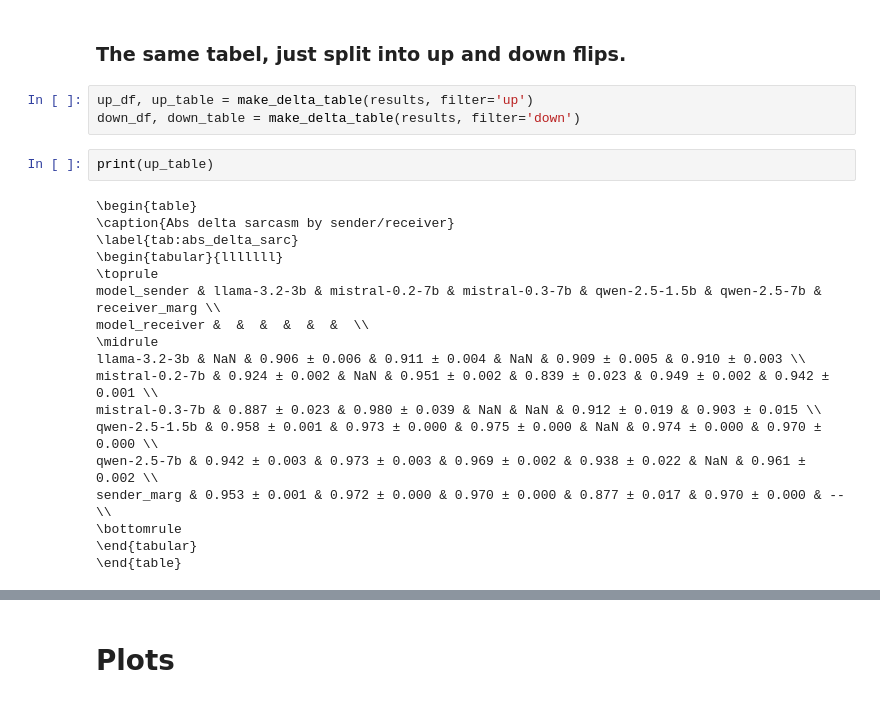
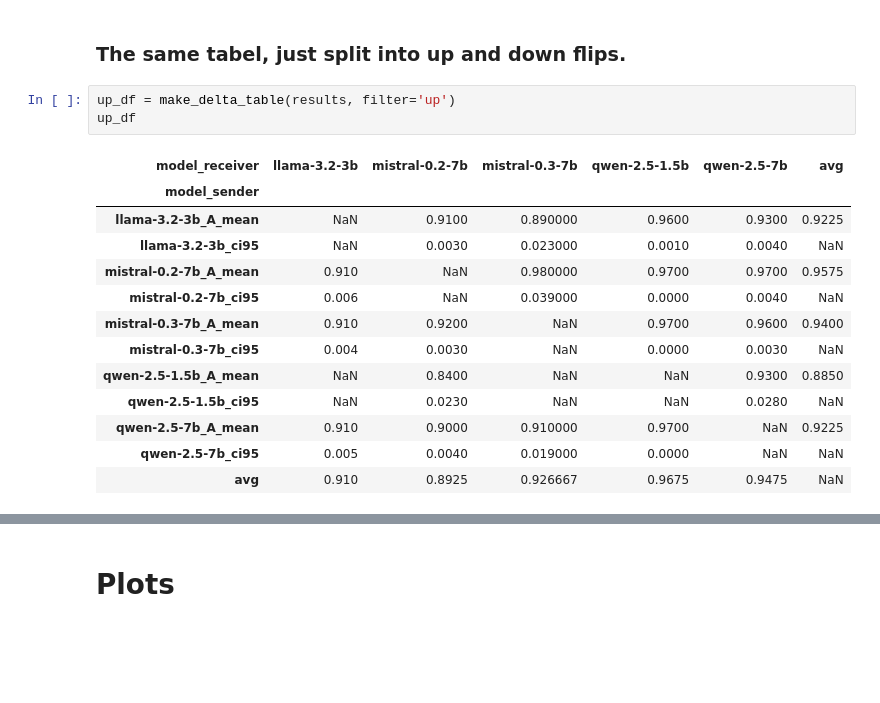
Before and after one commit to mariehaahr/mas, a Jupyter notebook: analysis.ipynb, the cells around one changed output, grey strips where cells are left out. Drawn from its saved outputs; the diff is of its cells as text; blank space fills up the shorter version.

```diff
--- a/analysis.ipynb
+++ b/analysis.ipynb
@@ -166,25 +378,19 @@ sender_marg & 0.917 ± 0.001 & 0.724 ± 0.002 & 0.964 ± 0.001 & 0.133 ± 0.001
 # %% [markdown]
 ### The same tabel, just split into up and down flips.
 # %%
-up_df, up_table = make_delta_table(results, filter='up')
-down_df, down_table = make_delta_table(results, filter='down')
+up_df = make_delta_table(results, filter='up')
+up_df
+# %% [output]
+| model_receiver | llama-3.2-3b | mistral-0.2-7b | mistral-0.3-7b | qwen-2.5-1.5b | qwen-2.5-7b | avg |
+| model_sender |  |  |  |  |  |  |
+| llama-3.2-3b_A_mean | NaN | 0.9100 | 0.890000 | 0.9600 | 0.9300 | 0.9225 |
+| llama-3.2-3b_ci95 | NaN | 0.0030 | 0.023000 | 0.0010 | 0.0040 | NaN |
+| mistral-0.2-7b_A_mean | 0.910 | NaN | 0.980000 | 0.9700 | 0.9700 | 0.9575 |
+| mistral-0.2-7b_ci95 | 0.006 | NaN | 0.039000 | 0.0000 | 0.0040 | NaN |
+| mistral-0.3-7b_A_mean | 0.910 | 0.9200 | NaN | 0.9700 | 0.9600 | 0.9400 |
+| mistral-0.3-7b_ci95 | 0.004 | 0.0030 | NaN | 0.0000 | 0.0030 | NaN |
+| qwen-2.5-1.5b_A_mean | NaN | 0.8400 | NaN | NaN | 0.9300 | 0.8850 |
+| qwen-2.5-1.5b_ci95 | NaN | 0.0230 | NaN | NaN | 0.0280 | NaN |
+| qwen-2.5-7b_A_mean | 0.910 | 0.9000 | 0.910000 | 0.9700 | NaN | 0.9225 |
+| qwen-2.5-7b_ci95 | 0.005 | 0.0040 | 0.019000 | 0.0000 | NaN | NaN |
+| avg | 0.910 | 0.8925 | 0.926667 | 0.9675 | 0.9475 | NaN |
-# %%
-print(up_table)
-# %% [output]
-\begin{table}
-\caption{Abs delta sarcasm by sender/receiver}
-\label{tab:abs_delta_sarc}
-\begin{tabular}{lllllll}
-\toprule
-model_sender & llama-3.2-3b & mistral-0.2-7b & mistral-0.3-7b & qwen-2.5-1.5b & qwen-2.5-7b & receiver_marg \\
-model_receiver &  &  &  &  &  &  \\
-\midrule
-llama-3.2-3b & NaN & 0.906 ± 0.006 & 0.911 ± 0.004 & NaN & 0.909 ± 0.005 & 0.910 ± 0.003 \\
-mistral-0.2-7b & 0.924 ± 0.002 & NaN & 0.951 ± 0.002 & 0.839 ± 0.023 & 0.949 ± 0.002 & 0.942 ± 0.001 \\
-mistral-0.3-7b & 0.887 ± 0.023 & 0.980 ± 0.039 & NaN & NaN & 0.912 ± 0.019 & 0.903 ± 0.015 \\
-qwen-2.5-1.5b & 0.958 ± 0.001 & 0.973 ± 0.000 & 0.975 ± 0.000 & NaN & 0.974 ± 0.000 & 0.970 ± 0.000 \\
-qwen-2.5-7b & 0.942 ± 0.003 & 0.973 ± 0.003 & 0.969 ± 0.002 & 0.938 ± 0.022 & NaN & 0.961 ± 0.002 \\
-sender_marg & 0.953 ± 0.001 & 0.972 ± 0.000 & 0.970 ± 0.000 & 0.877 ± 0.017 & 0.970 ± 0.000 & -- \\
-\bottomrule
-\end{tabular}
-\end{table}
```
Also changed, not shown: parts of 22 cells of this notebook, 1 other file.
